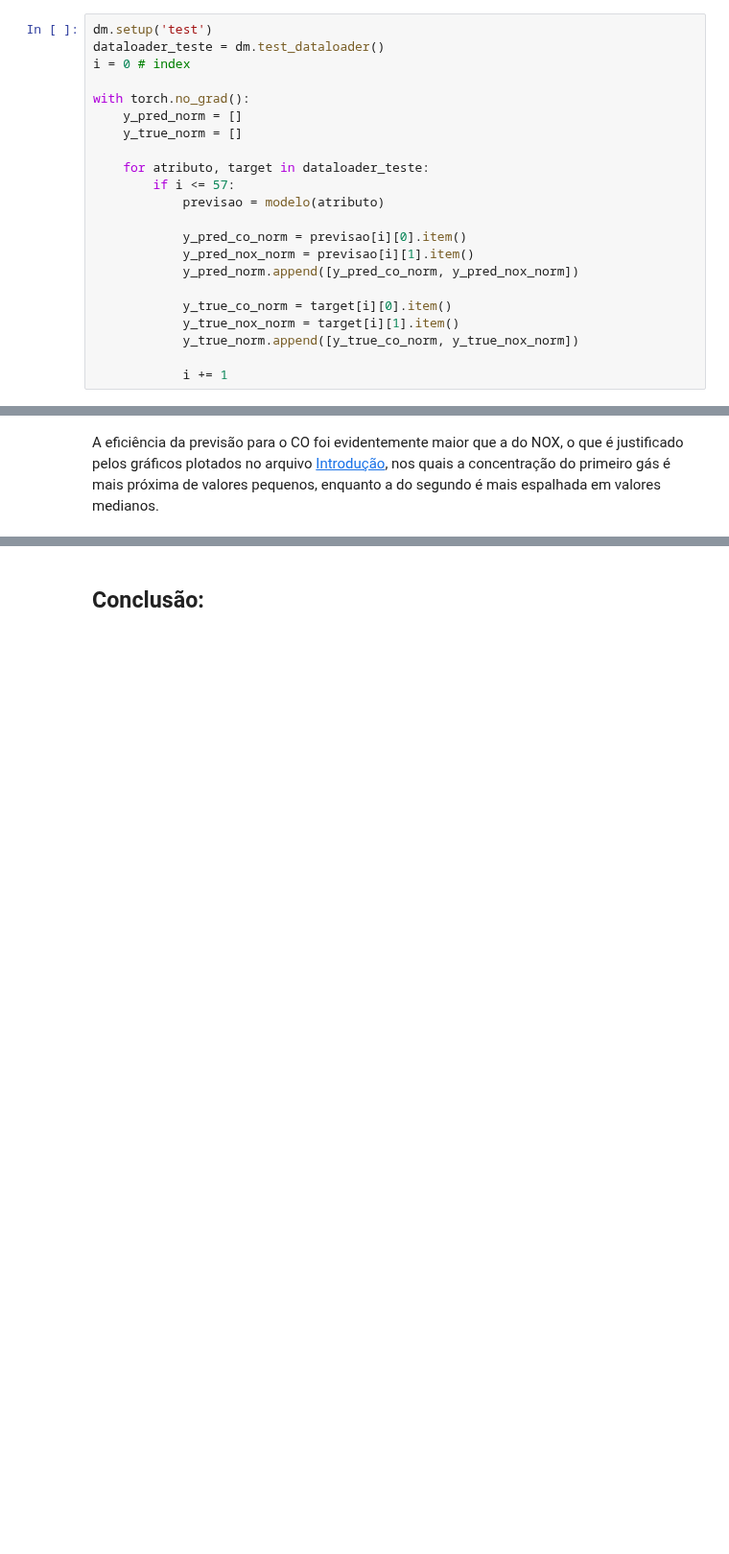
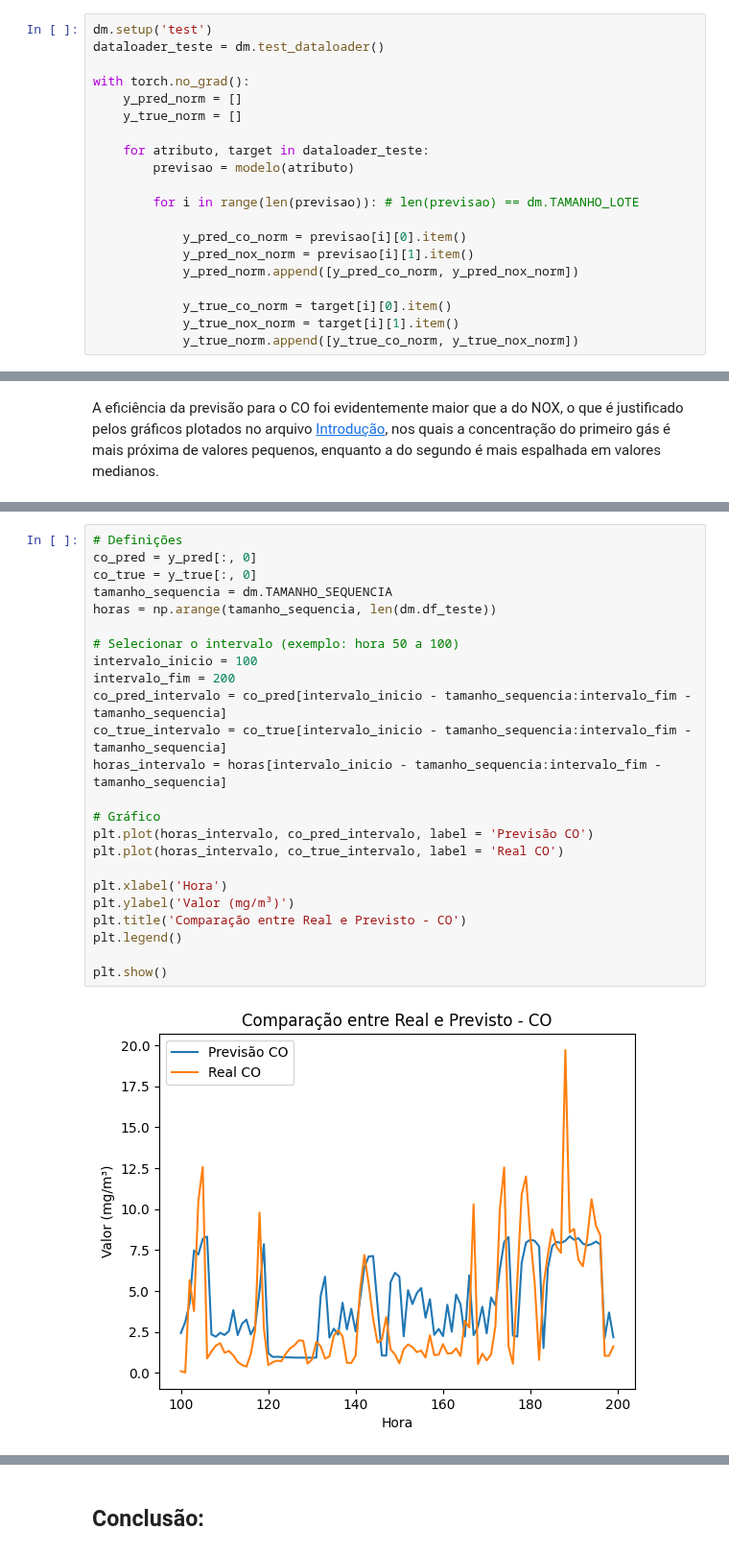
Before and after one commit to CassarGroup/Gas-Turbine_LSTM, a Jupyter notebook: Projeto/Modelos.ipynb, the cells around one changed output, grey strips where cells are left out. Shown at 96% size. Saved outputs shown, nothing was run; the diff lists cells and outputs as text; blank space fills up the shorter version.

Commit message:
ajustes finais e gráficos

```diff
--- a/Projeto/Modelos.ipynb
+++ b/Projeto/Modelos.ipynb
@@ -407,15 +436,15 @@ Deixando o datamodule no modo de teste, além de calcular os targets reais e pre
 # %%
 dm.setup('test')
 dataloader_teste = dm.test_dataloader()
-i = 0 # index
 
 with torch.no_grad():
     y_pred_norm = []
     y_true_norm = []
 
     for atributo, target in dataloader_teste:
-        if i <= 57:
-            previsao = modelo(atributo)
+        previsao = modelo(atributo)
+
+        for i in range(len(previsao)): # len(previsao) == dm.TAMANHO_LOTE
 
             y_pred_co_norm = previsao[i][0].item()
             y_pred_nox_norm = previsao[i][1].item()
@@ -424,8 +453,6 @@ with torch.no_grad():
             y_true_co_norm = target[i][0].item()
             y_true_nox_norm = target[i][1].item()
             y_true_norm.append([y_true_co_norm, y_true_nox_norm])
-
-            i += 1
 # %% [markdown]
 Por fim, convertendo os alvos na escala original (desnormalizada) e calculando a raiz do erro quadrático médio (RMSE), representando a eficácia do modelo:
 # %%
@@ -498,0 +474,26 @@ A eficiência da previsão para o CO foi evidentemente maior que a do NOX, o que
+# %%
+# Definições
+co_pred = y_pred[:, 0]
+co_true = y_true[:, 0]
+tamanho_sequencia = dm.TAMANHO_SEQUENCIA
+horas = np.arange(tamanho_sequencia, len(dm.df_teste))
+
+# Selecionar o intervalo (exemplo: hora 50 a 100)
+intervalo_inicio = 100
+intervalo_fim = 200
+co_pred_intervalo = co_pred[intervalo_inicio - tamanho_sequencia:intervalo_fim - tamanho_sequencia]
+co_true_intervalo = co_true[intervalo_inicio - tamanho_sequencia:intervalo_fim - tamanho_sequencia]
+horas_intervalo = horas[intervalo_inicio - tamanho_sequencia:intervalo_fim - tamanho_sequencia]
+
+# Gráfico
+plt.plot(horas_intervalo, co_pred_intervalo, label = 'Previsão CO')
+plt.plot(horas_intervalo, co_true_intervalo, label = 'Real CO')
+
+plt.xlabel('Hora')
+plt.ylabel('Valor (mg/m³)')
+plt.title('Comparação entre Real e Previsto - CO')
+plt.legend()
+
+plt.show()
+# %% [output]
+[figure, added]
```
Also changed, not shown: parts of 15 cells of this notebook, 36 other files.
